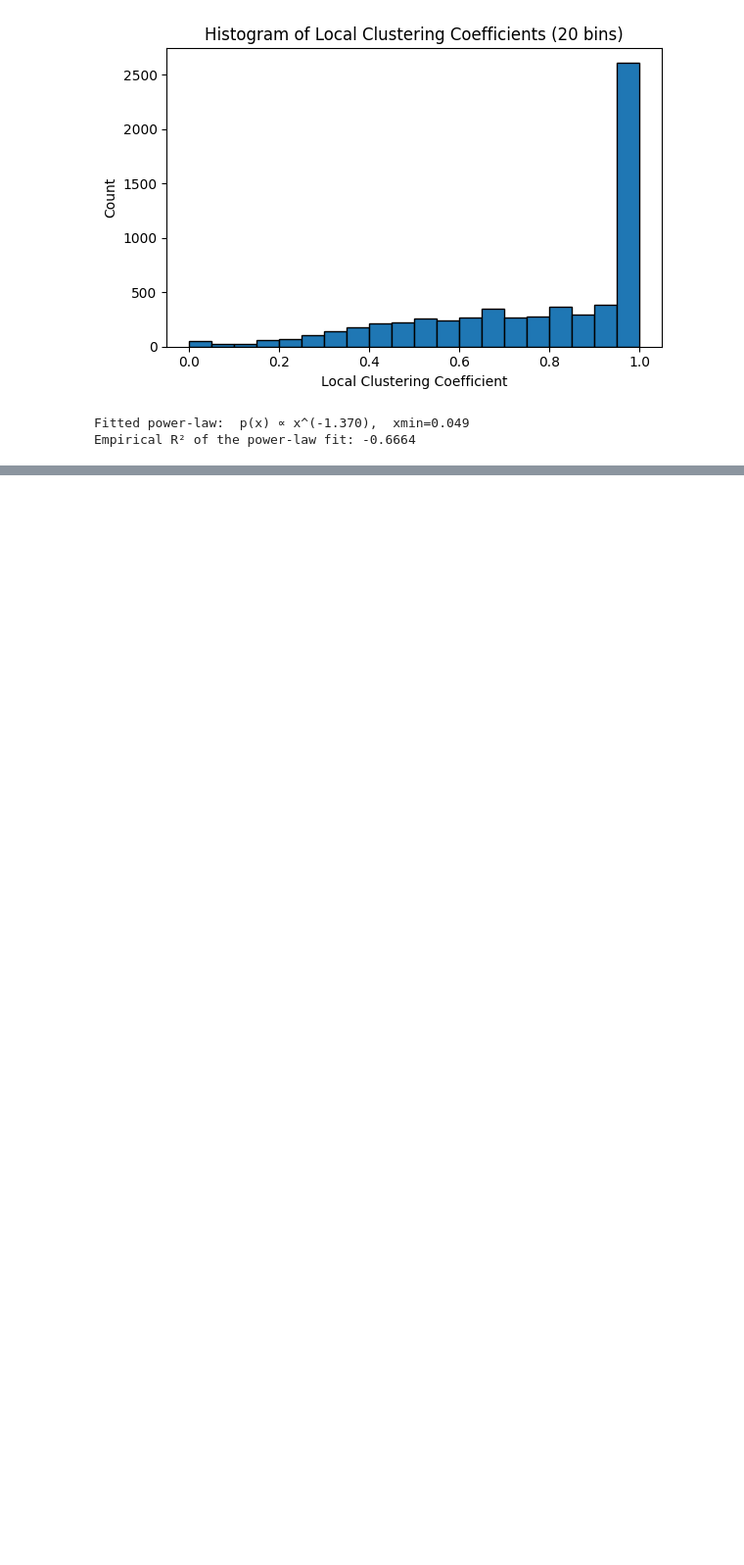
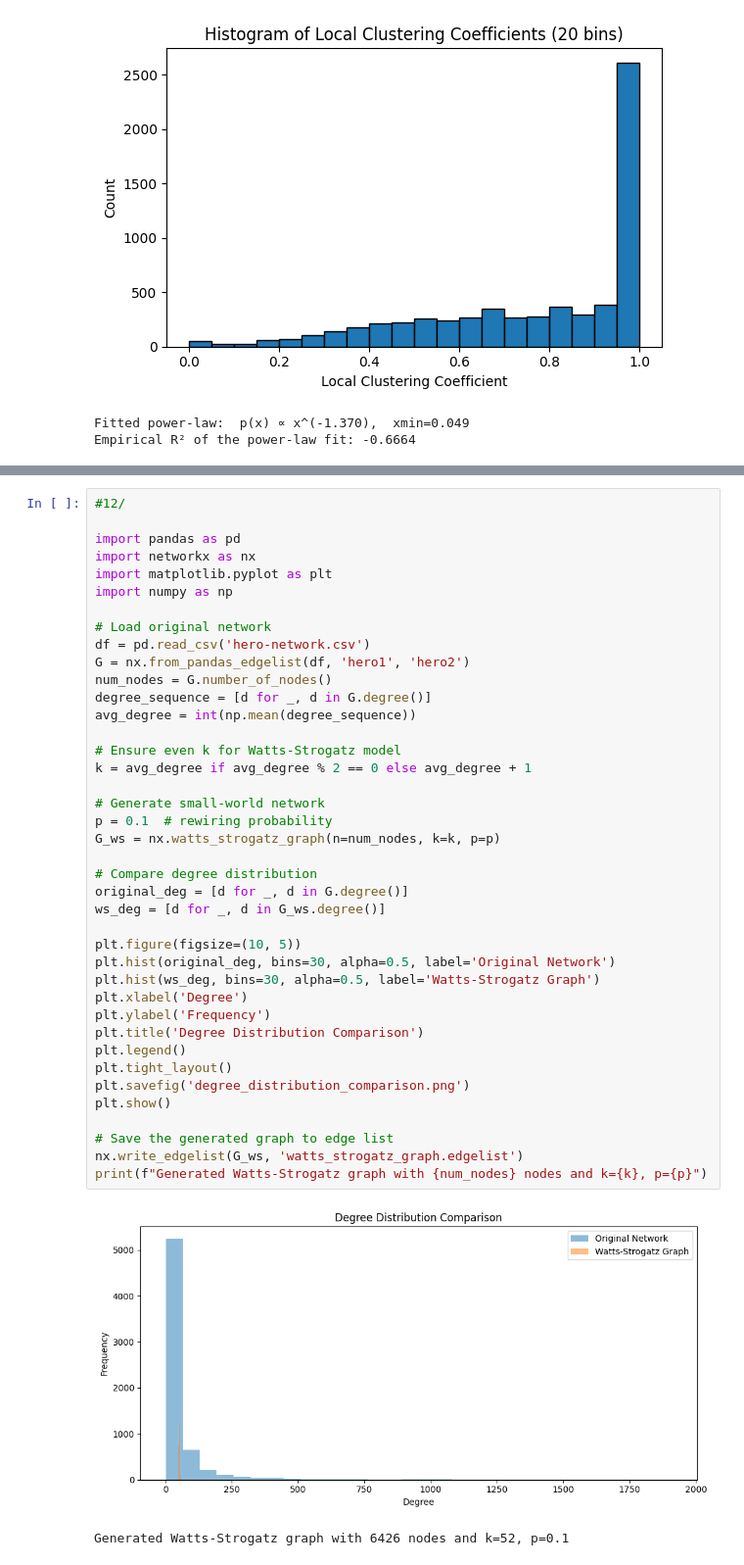
Before and after one commit to VoNgocHuan/social_network_project, a Jupyter notebook: project_14_alt.ipynb, the cells around one changed output, grey strips where cells are left out. Shown at 98% size. Saved outputs shown, nothing was run; the diff lists cells and outputs as text; blank space fills up the shorter version.

```diff
--- a/project_14_alt.ipynb
+++ b/project_14_alt.ipynb
@@ -554,0 +705,43 @@ print(summary_df.to_string(index=False))
+# %%
+#12/
+
+import pandas as pd
+import networkx as nx
+import matplotlib.pyplot as plt
+import numpy as np
+
+# Load original network
+df = pd.read_csv('hero-network.csv')
+G = nx.from_pandas_edgelist(df, 'hero1', 'hero2')
+num_nodes = G.number_of_nodes()
+degree_sequence = [d for _, d in G.degree()]
+avg_degree = int(np.mean(degree_sequence))
+
+# Ensure even k for Watts-Strogatz model
+k = avg_degree if avg_degree % 2 == 0 else avg_degree + 1
+
+# Generate small-world network
+p = 0.1  # rewiring probability
+G_ws = nx.watts_strogatz_graph(n=num_nodes, k=k, p=p)
+
+# Compare degree distribution
+original_deg = [d for _, d in G.degree()]
+ws_deg = [d for _, d in G_ws.degree()]
+
+plt.figure(figsize=(10, 5))
+plt.hist(original_deg, bins=30, alpha=0.5, label='Original Network')
+plt.hist(ws_deg, bins=30, alpha=0.5, label='Watts-Strogatz Graph')
+plt.xlabel('Degree')
+plt.ylabel('Frequency')
+plt.title('Degree Distribution Comparison')
+plt.legend()
+plt.tight_layout()
+plt.savefig('degree_distribution_comparison.png')
+plt.show()
+
+# Save the generated graph to edge list
+nx.write_edgelist(G_ws, 'watts_strogatz_graph.edgelist')
+print(f"Generated Watts-Strogatz graph with {num_nodes} nodes and k={k}, p={p}")
+# %% [output]
+[figure, added]
+Generated Watts-Strogatz graph with 6426 nodes and k=52, p=0.1
```
Also changed, not shown: parts of 9 cells of this notebook.
